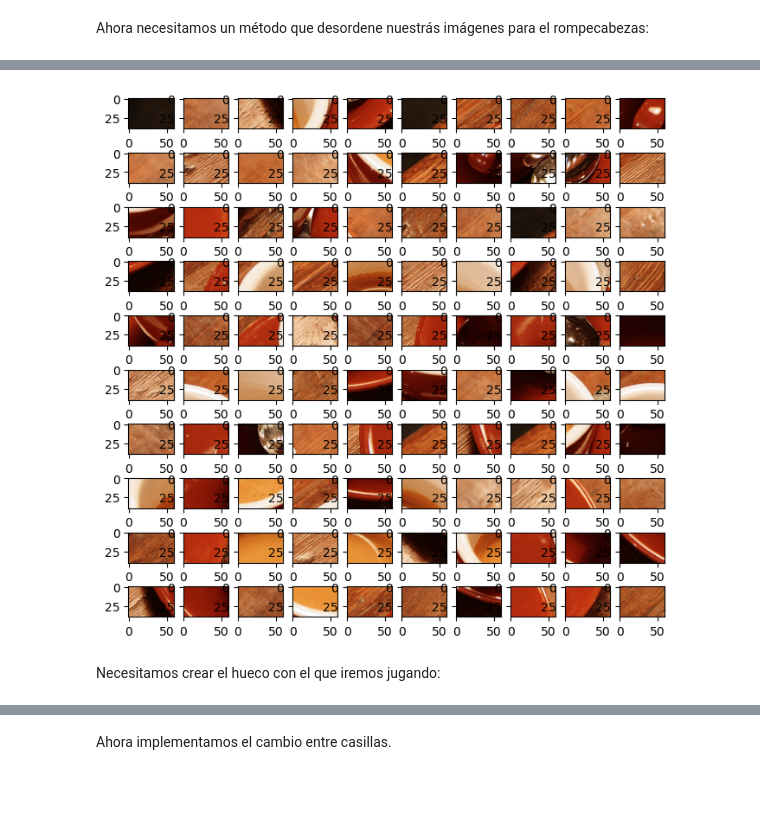
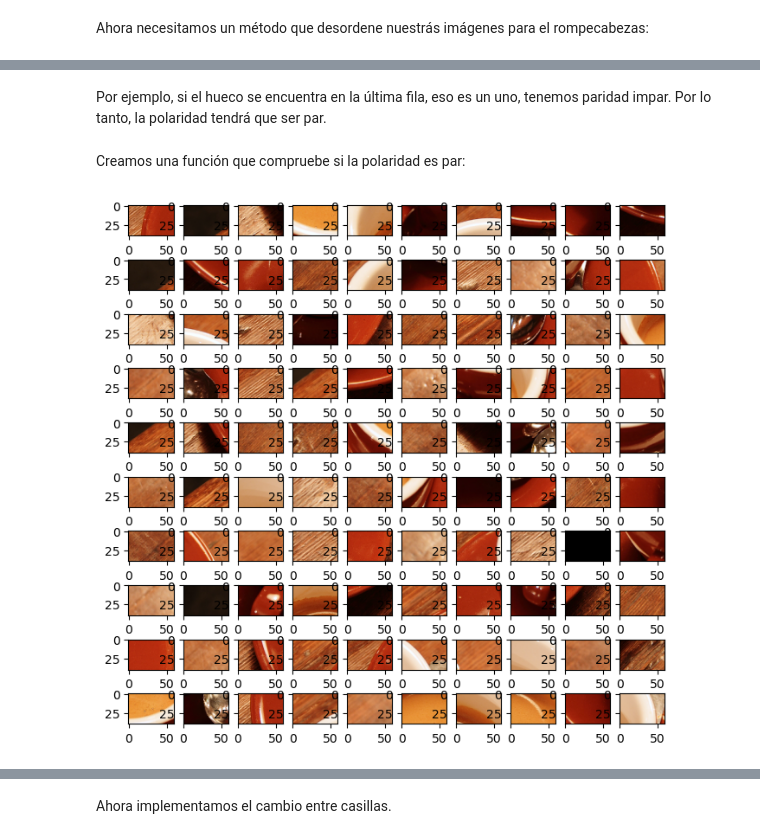
Before and after one commit to paascorb/RompecabezasPCD, a Jupyter notebook: TrabajoPCD/TrabajoPCD.ipynb, the cells around one changed output, grey strips where cells are left out. Cells and saved outputs as stored; diff of their text form; code cells hidden in the pictures; blank space fills up the shorter version.

```diff
--- a/TrabajoPCD/TrabajoPCD.ipynb
+++ b/TrabajoPCD/TrabajoPCD.ipynb
@@ -98,0 +106,7 @@ mostrar_casillas(lista, 10, 10)
+# %%
+def crear_hueco(lista):
+    elem = lista[-1]
+    ind = next((i for i, val in enumerate(lista) if np.all(val == elem)), -1)
+    elem.fill(0)
+    lista[ind] = elem
+    return (lista, ind)
@@ -104,7 +133,41 @@ def desordenar_imagenes(listaImagenes):
+# %% [markdown]
+Por ejemplo, si el hueco se encuentra en la última fila, eso es un uno, tenemos paridad impar. Por lo tanto, la polaridad tendrá que ser par.
+# %% [markdown]
+Creamos una función que compruebe si la polaridad es par:
+# %%
+def solucion(indicesDesordenados, columnas, posHuecoFilaAbajo):
+    polaridad = 0
+    for i, actual in enumerate(indicesDesordenados):
+        for siguiente in indicesDesordenados[i+1:]:
+            if actual > siguiente:
+                polaridad += 1
+    if columnas%2 != 0:
+        return polaridad % 2 == 0
+    else:
+        if posHuecoFilaAbajo%2 != polaridad%2:
+            return True
+        else:
+            return False
+# %%
+def desordenar_casillas(listaImagenes, indHueco, filas, columnas):
+    hueco = listaImagenes[indHueco]
+    indHuecoOr = indHueco
+
+    while True:
+        aux = list(enumerate(listaImagenes))
+        random.shuffle(aux)
+        indices, lista = zip(*aux)
+        indices = list(indices)
+        indices.remove(indHuecoOr)
+        indHueco = next((i for i, val in enumerate(lista) if np.all(val == hueco)), -1)
+        filaHueco = indHueco//columnas
+        posHuecoFilaAbajo = filas - filaHueco
+        if solucion(indices, columnas, posHuecoFilaAbajo) and not np.array_equal(lista,listaImagenes):
+            break
+
+    return list(lista), indHueco
 # %%
-desordenar_imagenes(lista)
+lista, ind_hueco = desordenar_casillas(lista, ind_hueco, 10, 10)
 mostrar_casillas(lista, 10, 10)
 # %% [output]
-[figure, old version]
+[figure, new version]
-# %% [markdown]
-Necesitamos crear el hueco con el que iremos jugando:
```
Also changed, not shown: parts of 15 cells of this notebook, 1 other file.
